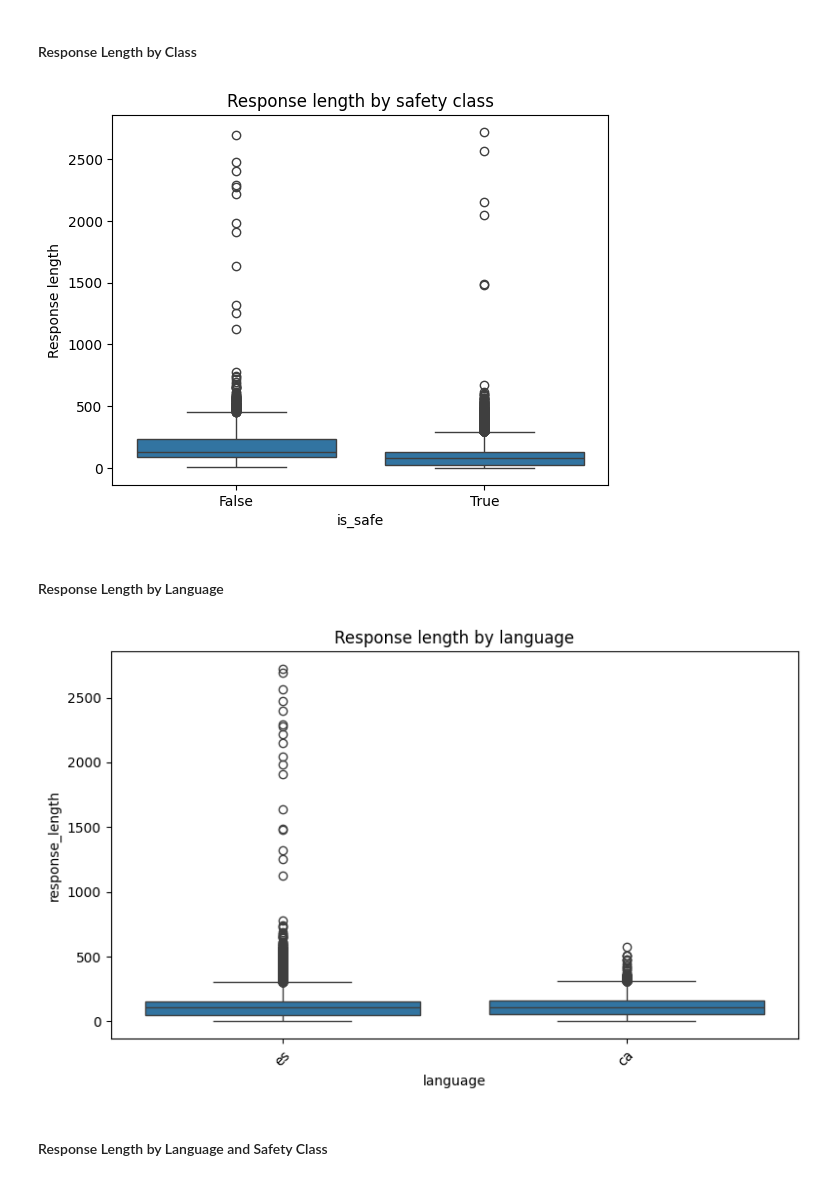
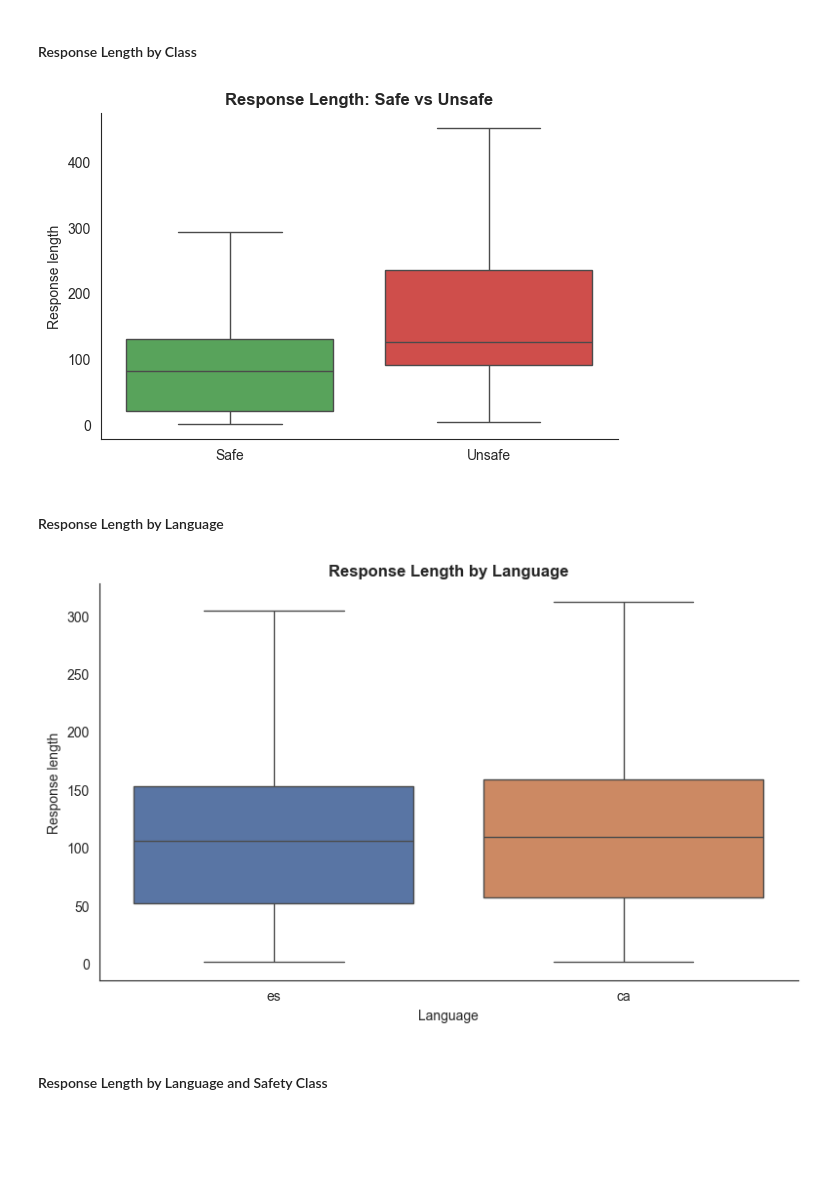
Before and after one commit to carolinapires03/NLP-project1, a Jupyter notebook: notebooks/01.EDA.ipynb, the cells around one changed output. Cells and saved outputs as stored; diff of their text form; code cells hidden in the pictures; blank space fills up the shorter version.

```diff
--- a/notebooks/01.EDA.ipynb
+++ b/notebooks/01.EDA.ipynb
@@ -214,9 +334,3 @@ if "is_safe" in test_df.columns:
 ### Text length analysis
 # %% [markdown]
 We analyze the length of prompts and responses to understand whether text size varies across safety labels and languages and how this may affect classification performance.
-# %%
-train_df["prompt_length"] = train_df["prompt"].astype(str).apply(lambda x: len(x.split()))
-train_df["response_length"] = train_df["response"].astype(str).apply(lambda x: len(x.split()))
-
-length_summary = train_df.groupby("is_safe")[["prompt_length", "response_length"]].agg(["mean", "median", "std"])
-length_summary
@@ -311,23 +450,66 @@ plt.show()
 # %% [markdown]
 #### Response Length by Class
 # %%
-sns.boxplot(data=train_df, x="is_safe", y="response_length")
-plt.title("Response length by safety class")
-plt.xlabel("is_safe")
+import seaborn as sns
+import matplotlib.pyplot as plt
+
+train_df["safe_label"] = train_df["is_safe"].replace({
+    True: "Safe", False: "Unsafe",
+    "True": "Safe", "False": "Unsafe"
+})
+
+plt.figure(figsize=(6, 4))
+sns.set_style("white")
+
+ax = sns.boxplot(
+    data=train_df,
+    x="safe_label",
+    y="response_length",
+    hue="safe_label",
+    order=["Safe", "Unsafe"],
+    hue_order=["Safe", "Unsafe"],
+    palette={"Safe": "#4CAF50", "Unsafe": "#E53935"},
+    linewidth=1,
+    showfliers=False,
+    legend=False
+)
+
+plt.title("Response Length: Safe vs Unsafe", fontsize=12, weight="bold")
+plt.xlabel("")
 plt.ylabel("Response length")
+
+sns.despine()
+plt.tight_layout()
 plt.show()
 # %% [output]
-[figure, old version]
+[figure, new version]
 # %% [markdown]
 #### Response Length by Language
 # %%
-plt.figure(figsize=(8,5))
-sns.boxplot(data=train_df, x="language", y="response_length")
-plt.title("Response length by language")
-plt.xticks(rotation=45)
+plt.figure(figsize=(8, 5))
+sns.set_style("white")
+
+ax = sns.boxplot(
+    data=train_df,
+    x="language",
+    y="response_length",
+    hue="language",
+    order=["es", "ca"],
+    hue_order=["es", "ca"],
+    palette={"es": "#4C72B0", "ca": "#DD8452"},
+    linewidth=1,
+    showfliers=False,
+    legend=False
+)
+
+plt.title("Response Length by Language", fontsize=12, weight="bold")
+plt.xlabel("Language")
+plt.ylabel("Response length")
+
+sns.despine()
 plt.tight_layout()
 plt.show()
 # %% [output]
-[figure, old version]
+[figure, new version]
 # %% [markdown]
 #### Response Length by Language and Safety Class
```
Also changed, not shown: parts of 26 cells of this notebook.
